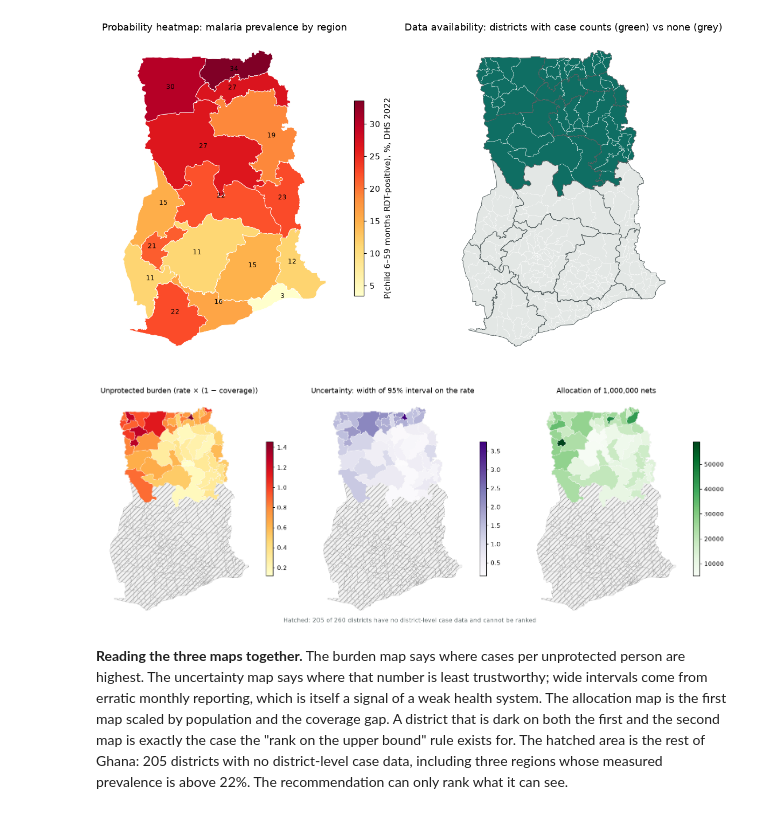
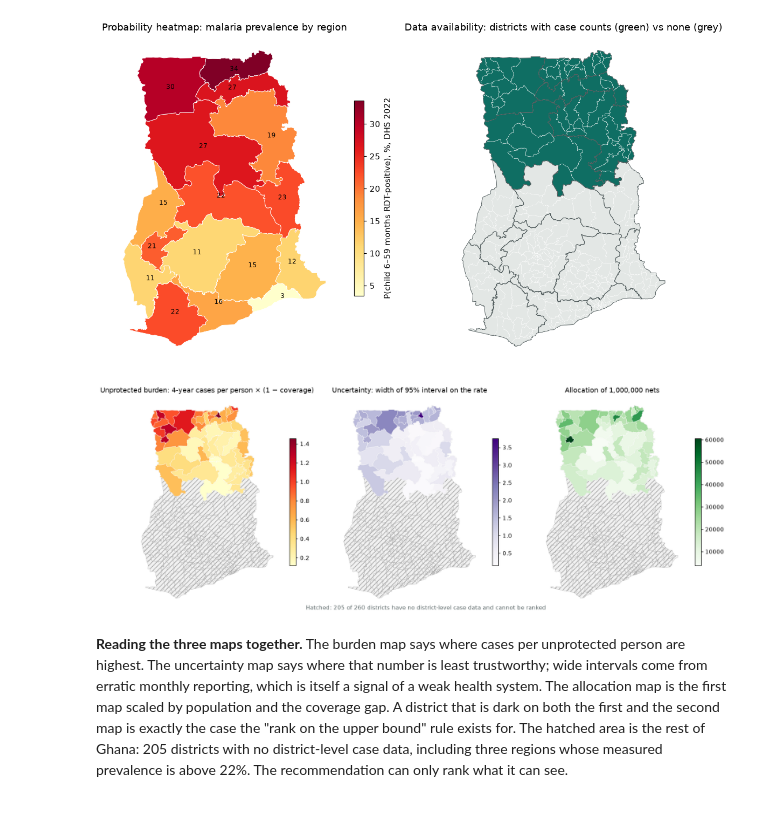
Before and after one commit to ASU-MICS-2028/mle-group-1-prosit-1, a Jupyter notebook: notebooks/prosit1.ipynb, the cells around one changed output. Saved outputs shown, nothing was run; the diff lists cells and outputs as text; code cells hidden in the pictures.

Commit message:
Present-day regions, coverage re-map, catchment caveat, AI declaration

```diff
--- a/notebooks/prosit1.ipynb
+++ b/notebooks/prosit1.ipynb
@@ -108,0 +111,11 @@ districts.head()                             # show the first 5 rows (public sur
+# %%
+adm2_names = gpd.read_file(DATA / "ghana_boundaries/gha_admin2.geojson")[["adm2_name", "adm1_name"]]   # 2021 district -> region names (geometry not needed here)
+crosswalk = pd.read_csv(ROOT / "notebooks/district_crosswalk.csv")                                      # 2014-17 district name -> 2021 polygon name(s)
+same = districts.loc[~districts.district.isin(crosswalk.district), ["district"]].assign(adm2_name=lambda x: x.district)   # names that already match map to themselves
+lookup = pd.concat([same, crosswalk[["district", "adm2_name"]]])                                        # the complete name mapping for all 50 districts
+NAME_TO_CODE = {v: k for k, v in REGION_NAMES.items()}                                                   # region name -> 2022 code
+districts["region_today"] = districts.district.map(lookup.merge(adm2_names, on="adm2_name").groupby("district").adm1_name.first().map(NAME_TO_CODE))   # each district's PRESENT-DAY region code
+NORTH_TODAY = sorted(districts.region_today.unique())                                                   # the regions that actually hold district-level data
+assert not districts.region_today.isna().any()                                                          # every district must resolve to a region
+print("districts per present-day region:", districts.region_today.map(REGION_NAMES).value_counts().to_dict())
+print("regions with district-level data:", [REGION_NAMES[c] for c in NORTH_TODAY])
@@ -304,3 +322,11 @@ National net ownership: unweighted 0.710, weighted 0.668
 | Northern East | 1,034.000 | 36.000 | 0.605 | 0.628 | 0.626 |
 | Upper East | 1,070.000 | 37.000 | 0.784 | 0.796 | 0.795 |
 | Upper West | 1,061.000 | 37.000 | 0.694 | 0.698 | 0.695 |
+# %%
+# Re-map net coverage to each district's PRESENT-DAY region, using the same statistic the CSV used (weighted has_net from the extract).
+cov_by_code = survey.groupby("region").apply(weighted_mean, include_groups=False) * 100   # weighted net ownership %, by 2022 region code
+districts["net_coverage_csv"] = districts.net_coverage_pct                                # keep the file's value for the record
+districts["net_coverage_pct"] = districts.region_today.map(cov_by_code)                   # replace with the value for the region the district is in today
+changed = districts[districts.region_today != districts.region_code]                      # the eleven districts whose region changed in 2018
+print(f"{len(changed)} districts re-mapped; coverage values now:", sorted(districts.net_coverage_pct.round(1).unique()))
+changed.groupby(changed.region_today.map(REGION_NAMES)).agg(districts=("district", "count"), coverage_in_csv=("net_coverage_csv", "first"), coverage_now=("net_coverage_pct", "first")).round(1)
@@ -881,7 +910,7 @@ fig, ax = plt.subplots(1, 2, figsize=(12, 6))   # create the figure (fig) and it
 # Left map: districts coloured by rate. qcut makes QUANTILE bins: five groups holding the same number of districts each.
 geo.assign(bin=pd.qcut(geo.rate, 5, labels=["lowest 20%", "20–40%", "40–60%", "60–80%", "highest 20%"])).plot(
     column="bin", cmap="YlOrRd", legend=True, edgecolor="white", linewidth=.4, ax=ax[0], legend_kwds={"loc": "lower left", "frameon": False})
-ax[0].set_title("Confirmed cases per person 2014–17, quantile bins")   # title and axis labels, so the chart can be read without the surrounding text
+ax[0].set_title("Confirmed cases per person over 2014–17, quantile bins")   # title and axis labels, so the chart can be read without the surrounding text
 # Right map: regions coloured by how many households the survey reached there.
 region_geo.plot(column="survey households", cmap="Blues", legend=True, edgecolor="white", linewidth=.6, ax=ax[1],
                 legend_kwds={"label": "households surveyed, 2022 DHS", "shrink": .6})
@@ -920,18 +949,18 @@ districts with district-level case data: 55 of 260 (79% have none)
 [figure]
 # %%
 fig, ax = plt.subplots(1, 3, figsize=(15, 5.5))                        # the three maps that carry the presentation, drawn on the whole country
-for a, col, title, cmap in [(ax[0], "unprotected rate", "Unprotected burden (rate × (1 − coverage))", "YlOrRd"),   # where need is highest
+for a, col, title, cmap in [(ax[0], "unprotected rate", "Unprotected burden: 4-year cases per person × (1 − coverage)", "YlOrRd"),   # where need is highest
                             (ax[1], "boot width", "Uncertainty: width of 95% interval on the rate", "Purples"),     # where we are least sure
                             (ax[2], "nets", f"Allocation of {N_NETS:,} nets", "Greens")]:                           # where the nets go
     adm2.plot(ax=a, facecolor="#F2F2F2", edgecolor="#9A9A9A", linewidth=.3, hatch="///")   # the other 205 districts: hatched grey = no district-level data, drawn underneath
     geo.plot(column=col, cmap=cmap, legend=True, edgecolor="white", linewidth=.4, ax=a, legend_kwds={"shrink": .6})   # same drawing code, different column and colours
     a.set_title(title)   # title and axis labels, so the chart can be read without the surrounding text
     a.set_axis_off()   # hide the latitude/longitude axes; they add nothing on a map
 plt.tight_layout()   # adjust spacing so titles and labels do not overlap
 fig.text(0.5, 0.02, "Hatched: 205 of 260 districts have no district-level case data and cannot be ranked", ha="center", fontsize=10, color="#5E6A6B")   # one caption for all three panels
 save(fig, "07_burden_uncertainty_allocation")   # write the figure to outputs/figures so the slides can use it
 # %% [output]
-[figure, old version]
+[figure, new version]
 # %% [markdown]
 **Reading the three maps together.** The burden map says where cases per unprotected person are highest. The uncertainty map says where that number is least trustworthy; wide intervals come from erratic monthly reporting, which is itself a signal of a weak health system. The allocation map is the first map scaled by population and the coverage gap. A district that is dark on both the first and the second map is exactly the case the "rank on the upper bound" rule exists for. The hatched area is the rest of Ghana: 205 districts with no district-level case data, including three regions whose measured prevalence is above 22%. The recommendation can only rank what it can see.
 # %% [markdown]
```
Also changed, not shown: parts of 22 cells of this notebook, 9 other files.
